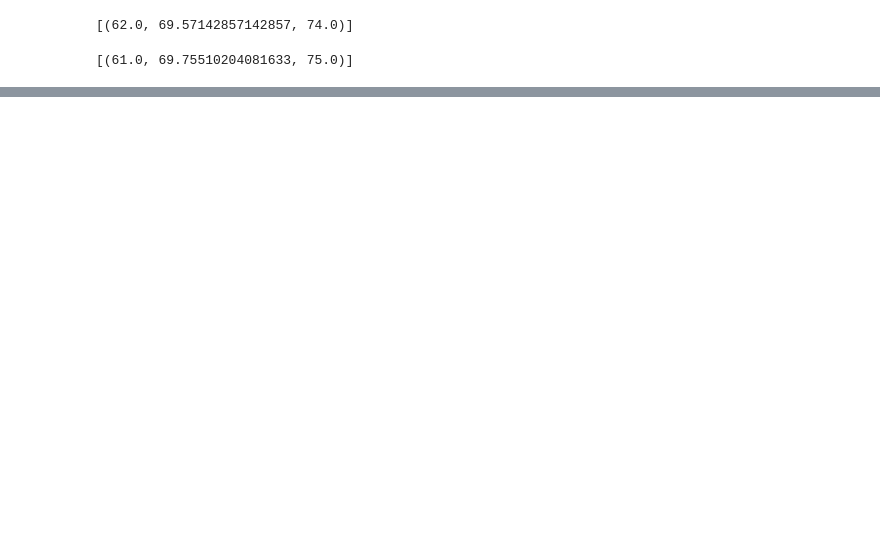
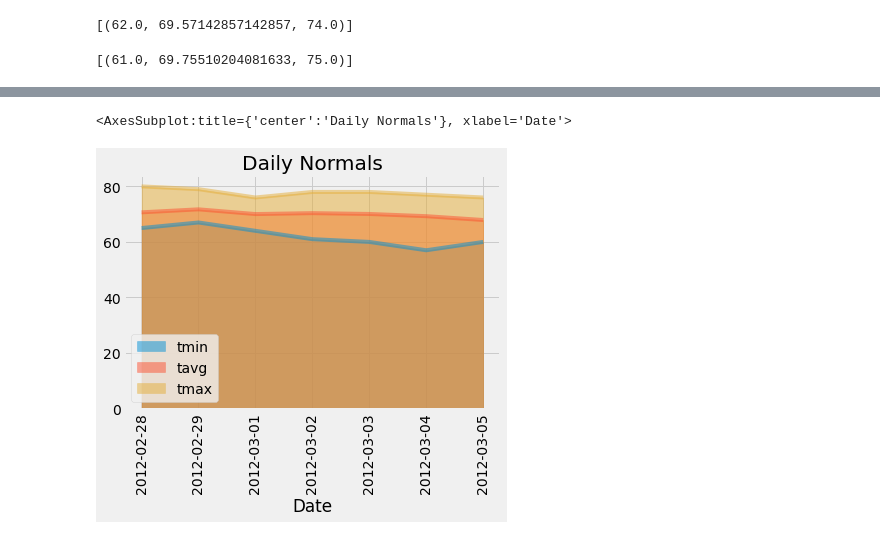
Before and after one commit to lilysmith23/sqlalchemy_challenge, a Jupyter notebook: climate_starter.ipynb, the cells around one changed output, grey strips where cells are left out. Drawn from its saved outputs; the diff is of its cells as text; code cells hidden in the pictures; blank space fills up the shorter version.

```diff
--- a/climate_starter.ipynb
+++ b/climate_starter.ipynb
@@ -248,11 +318,19 @@ daily_normals("01-01")
 # %%
-# calculate the daily normals for your trip
-# push each tuple of calculations into a list called `normals`
-
+# Calculate the daily normals for your trip
+# Push each tuple of calculations into a list called `normals`
 # Set the start and end date of the trip
-
+trip_start_date = '2012-02-28'
+trip_end_date = '2012-03-05'
 # Use the start and end date to create a range of dates
-
 # Stip off the year and save a list of %m-%d strings
-
 # Loop through the list of %m-%d strings and calculate the normals for each date
+start_date = dt.datetime.strptime(trip_start_date, '%Y-%m-%d')
+end_date = dt.datetime.strptime(trip_end_date, '%Y-%m-%d')
+trip_dates = []
+normals =[]
+while (start_date <= end_date):
+    trip_dates.append(dt.datetime.strftime(start_date,'%Y-%m-%d'))
+    dates = dt.datetime.strftime(start_date,'%m-%d')
+    normals.append(list(np.ravel(daily_normals(dates))))
+    start_date = start_date + dt.timedelta(days = 1)
+normals
@@ -259,2 +345,6 @@ daily_normals("01-01")
 # %%
 # Load the previous query results into a Pandas DataFrame and add the `trip_dates` range as the `date` index
+normals_df = pd.DataFrame(normals, columns=['tmin','tavg','tmax'])
+normals_df['Date'] = trip_dates
+normals_df = normals_df.set_index('Date')
+normals_df
@@ -261,2 +361,6 @@ daily_normals("01-01")
 # %%
 # Plot the daily normals as an area plot with `stacked=False`
+normals_df.plot.area(stacked=False, title='Daily Normals', rot = 90)
+# %% [output]
+<AxesSubplot:title={'center':'Daily Normals'}, xlabel='Date'>
+[figure, added]
```
Also changed, not shown: parts of 14 cells of this notebook, 1 other file.
